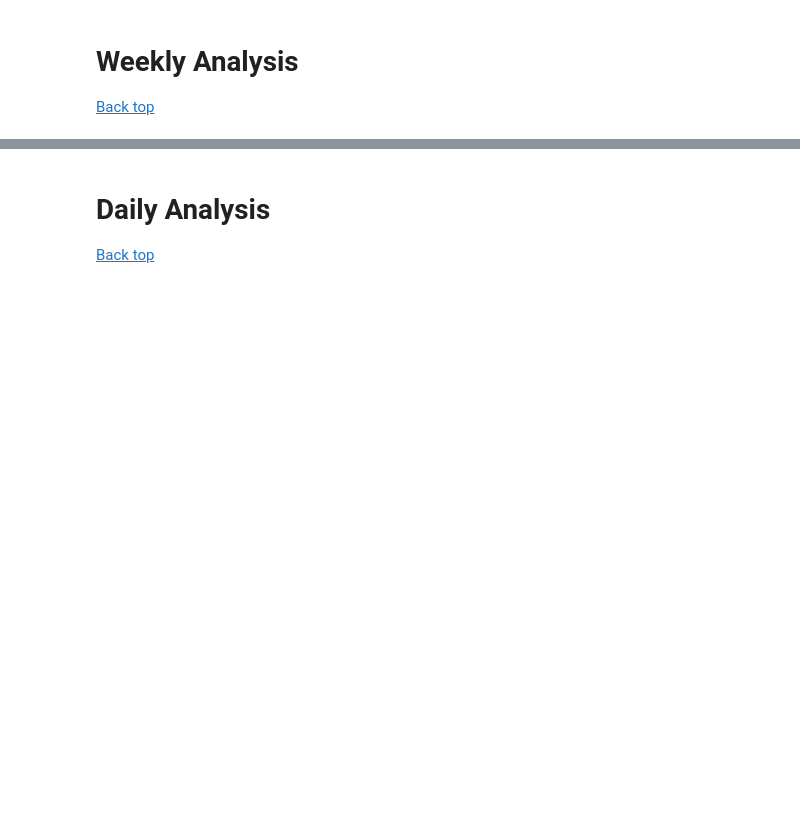
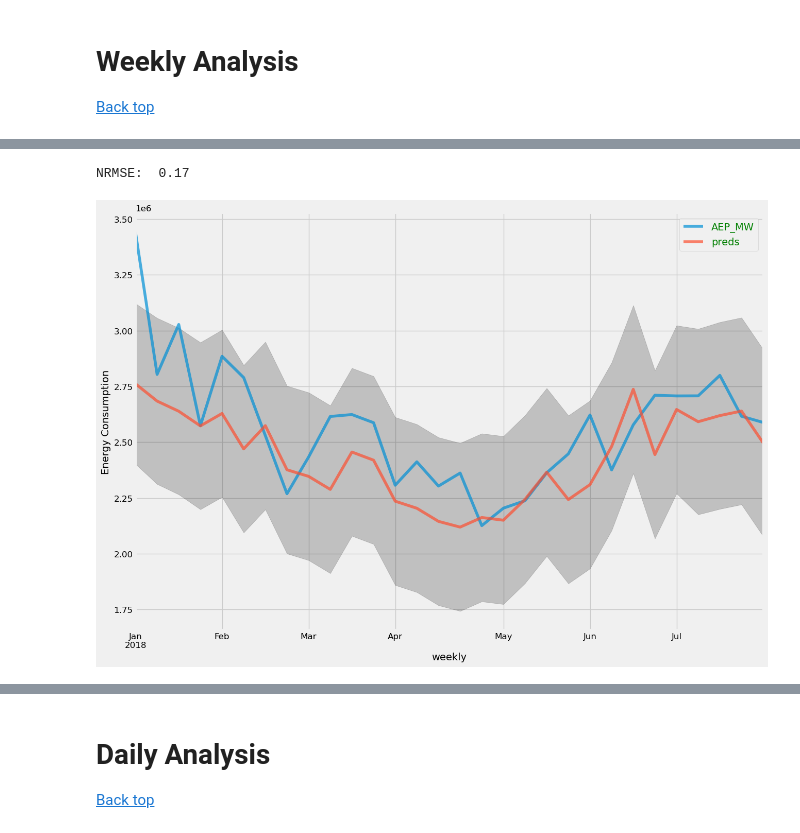
Before and after one commit to grschneier/TimeSeries, a Jupyter notebook: SarimaVProphet/SarimaxVProphetTimeSeries.ipynb, the cells around one changed output, grey strips where cells are left out. Cells and saved outputs as stored; diff of their text form; code cells hidden in the pictures; blank space fills up the shorter version.

```diff
--- a/SarimaVProphet/SarimaxVProphetTimeSeries.ipynb
+++ b/SarimaVProphet/SarimaxVProphetTimeSeries.ipynb
@@ -191,7 +145,7 @@ def printing_ci():
     plt.legend();
 # %%
 ##Loading gthe datset and cleaning dups
-df=pd.read_csv('AEP_hourly.csv')
+df=pd.read_csv('../AEP_hourly.csv')
 #print(df.dtypes,df.shape)
 df=df.groupby('Datetime').AEP_MW.mean()
 df=df.reset_index()
@@ -511,33 +519,41 @@ webbrowser.open(url,new=1)
 # %%
 ##TimeSeries
 ts=s=weekly_df.loc['2015':'2018'].copy()
 seasonality=26
 freq='W'
 ts_test=ts.loc['2018'].copy()
 ts_train=ts.loc['2015':'2017'].copy()
 periods_to_test=ts_test.shape[0]
 maxiter=300
 period='weekly'
 
 ###Recovering parameters, if needed it
 file = open('best_parameters.pkl', 'rb')
 best_parameters = pickle.load(file)
 
 # close the file
 file.close()
 pdq=best_parameters[period][0]
 pdqs=best_parameters[period][1]
-model_w=best_parameters[period][2]
+model_w = sm.tsa.statespace.SARIMAX(ts_train,
+                                    order=pdq,
+                                    seasonal_order=pdqs,
+                                    enforce_stationarity=False,
+                                    enforce_invertibility=False,
+                                    freq=freq).fit(disp=False,maxiter=maxiter,)
 
 forecast=model_w.get_forecast(steps=periods_to_test)
 ci=forecast.conf_int()
 predictions=forecast.predicted_mean
 ts_test['preds']=predictions
 sarimax_rmse=np.sqrt(mean_squared_error(ts_test.AEP_MW,predictions))
 sarimax_nrmse= round(sarimax_rmse/(np.max(ts_test.AEP_MW)-np.min(ts_test.AEP_MW)),2)
 print("NRMSE: ",sarimax_nrmse,)
 
 printing_ci()
+# %% [output]
+NRMSE:  0.17
+[figure, added]
 # %%
 #Prophet
 ts=weekly_df.loc['2014':'2018'].copy()
```
Also changed, not shown: parts of 31 cells of this notebook, 2 other files.
